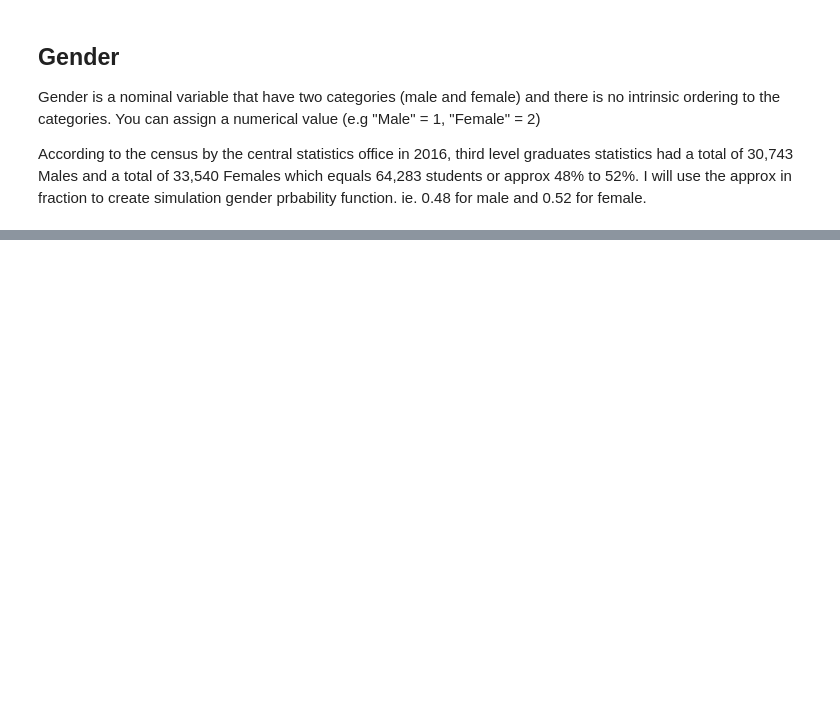
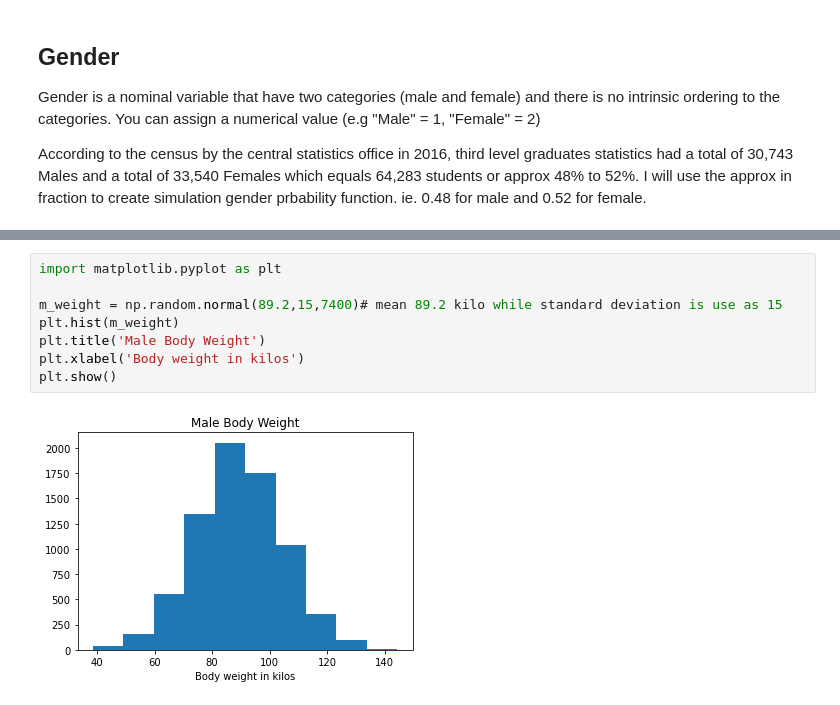
Before and after one commit to G00387847/programmingForDataAnalysisProject-2020, a Jupyter notebook: programmingForDataAnalysis-2020.ipynb, the cells around one changed output, grey strips where cells are left out. Drawn from its saved outputs; the diff is of its cells as text; blank space fills up the shorter version.

```diff
--- a/programmingForDataAnalysis-2020.ipynb
+++ b/programmingForDataAnalysis-2020.ipynb
@@ -103,0 +209,10 @@ plt.show()
+# %%
+import matplotlib.pyplot as plt
+
+m_weight = np.random.normal(89.2,15,7400)# mean 89.2 kilo while standard deviation is use as 15
+plt.hist(m_weight)
+plt.title('Male Body Weight')
+plt.xlabel('Body weight in kilos')
+plt.show()
+# %% [output]
+[figure, added]
```
Also changed, not shown: parts of 15 cells of this notebook.
